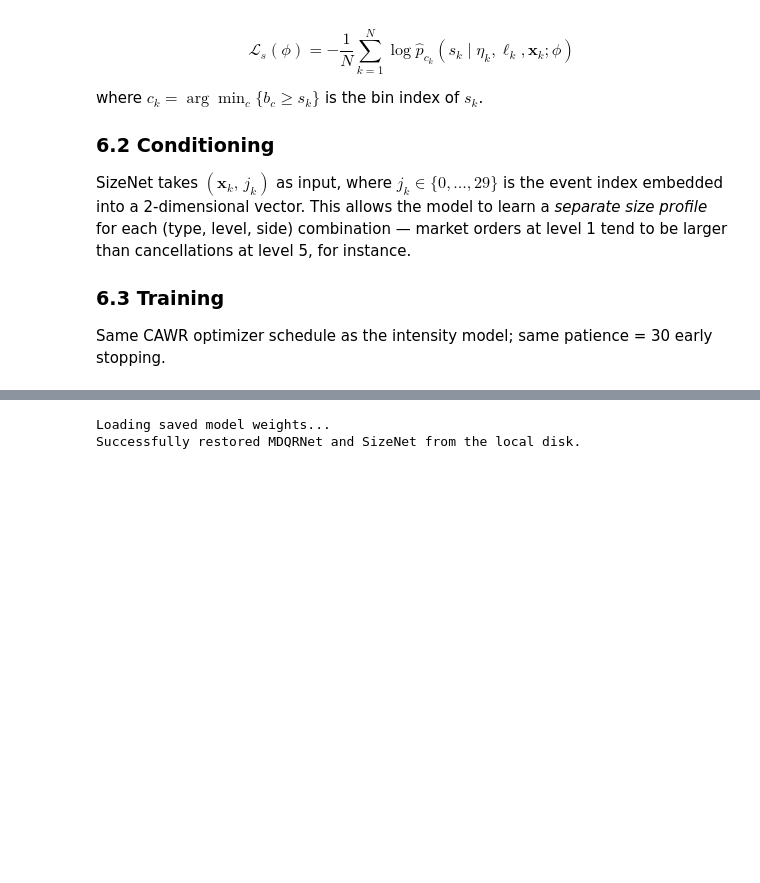
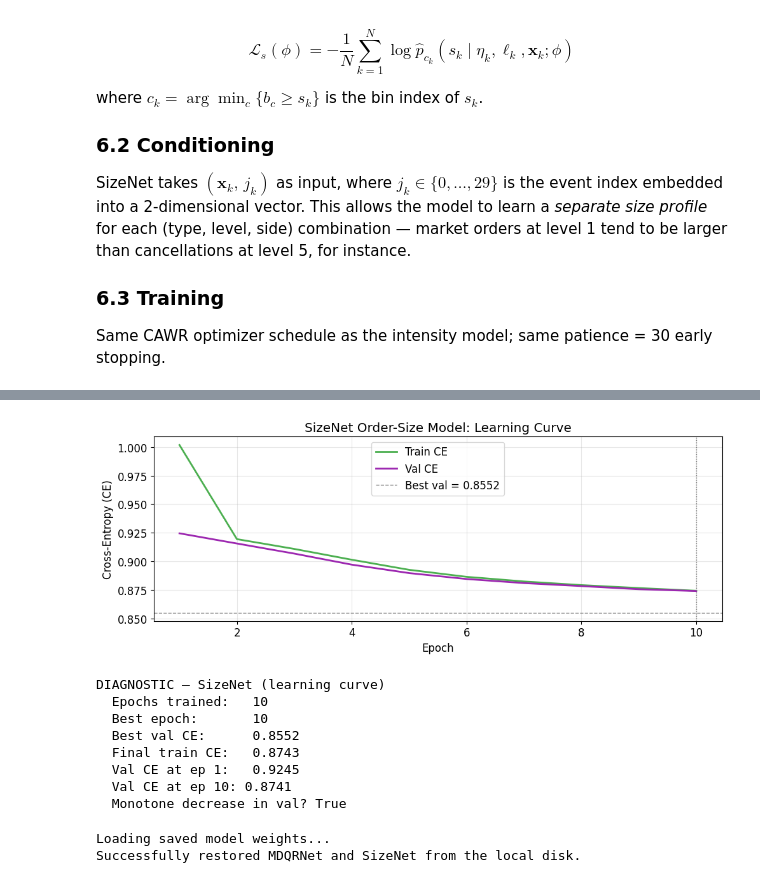
Before and after one commit to archer-paul/DeepQR-Microstructure, a Jupyter notebook: 03_mdqr_model.ipynb, the cells around one changed output, grey strips where cells are left out. Drawn from its saved outputs; the diff is of its cells as text; code cells hidden in the pictures; blank space fills up the shorter version.

```diff
--- a/03_mdqr_model.ipynb
+++ b/03_mdqr_model.ipynb
@@ -812,2 +851,51 @@ Training SizeNet: up to 10 epochs ...
+# %%
+# ── SIZENET CONVERGENCE VISUALIZATION ─────────────────────────────────────────
+
+fig, ax = plt.subplots(figsize=(10, 4))
+
+# Use the lists we populated during training
+epochs_done_sz = len(train_sz_ce)
+xs_sz = np.arange(1, epochs_done_sz + 1)
+
+# Plot the Cross-Entropy losses
+ax.plot(xs_sz, train_sz_ce, color='#4CAF50', lw=2, label='Train CE')
+ax.plot(xs_sz, val_sz_ce,   color='#9C27B0', lw=2, label='Val CE')
+
+# Mark the best validation loss
+ax.axhline(best_sz, ls='--', lw=1, color='gray',
+           label=f'Best val = {best_sz:.4f}')
+
+# Mark the epoch where the best validation loss occurred
+best_ep_sz = int(np.argmin(val_sz_ce)) + 1
+ax.axvline(best_ep_sz, ls=':', lw=1, color='gray')
+
+ax.set_xlabel('Epoch')
+ax.set_ylabel('Cross-Entropy (CE)')
+ax.set_title('SizeNet Order-Size Model: Learning Curve')
+ax.legend()
+plt.tight_layout()
+plt.savefig('sizenet_learning_curve.pdf', dpi=150)
+plt.show()
+
+# ── Diagnostic output ─────────────────────────────────────────────────────────
+
+print("DIAGNOSTIC — SizeNet (learning curve)")
+print(f"  Epochs trained:   {epochs_done_sz}")
+print(f"  Best epoch:       {best_ep_sz}")
+print(f"  Best val CE:      {best_sz:.4f}")
+print(f"  Final train CE:   {train_sz_ce[-1]:.4f}")
+print(f"  Val CE at ep 1:   {val_sz_ce[0]:.4f}")
+print(f"  Val CE at ep {epochs_done_sz}: {val_sz_ce[-1]:.4f}")
+print(f"  Monotone decrease in val? {all(val_sz_ce[i] >= val_sz_ce[i+1] for i in range(min(10, len(val_sz_ce)-1)))}")
+# %% [output]
+[figure, added]
+DIAGNOSTIC — SizeNet (learning curve)
+  Epochs trained:   10
+  Best epoch:       10
+  Best val CE:      0.8552
+  Final train CE:   0.8743
+  Val CE at ep 1:   0.9245
+  Val CE at ep 10: 0.8741
+  Monotone decrease in val? True
 # %%
 # ── CHECKPOINT LOADING (TO BYPASS RETRAINING) ─────────────────────────────────
```
Also changed, not shown: parts of 17 cells of this notebook, 3 other files.
